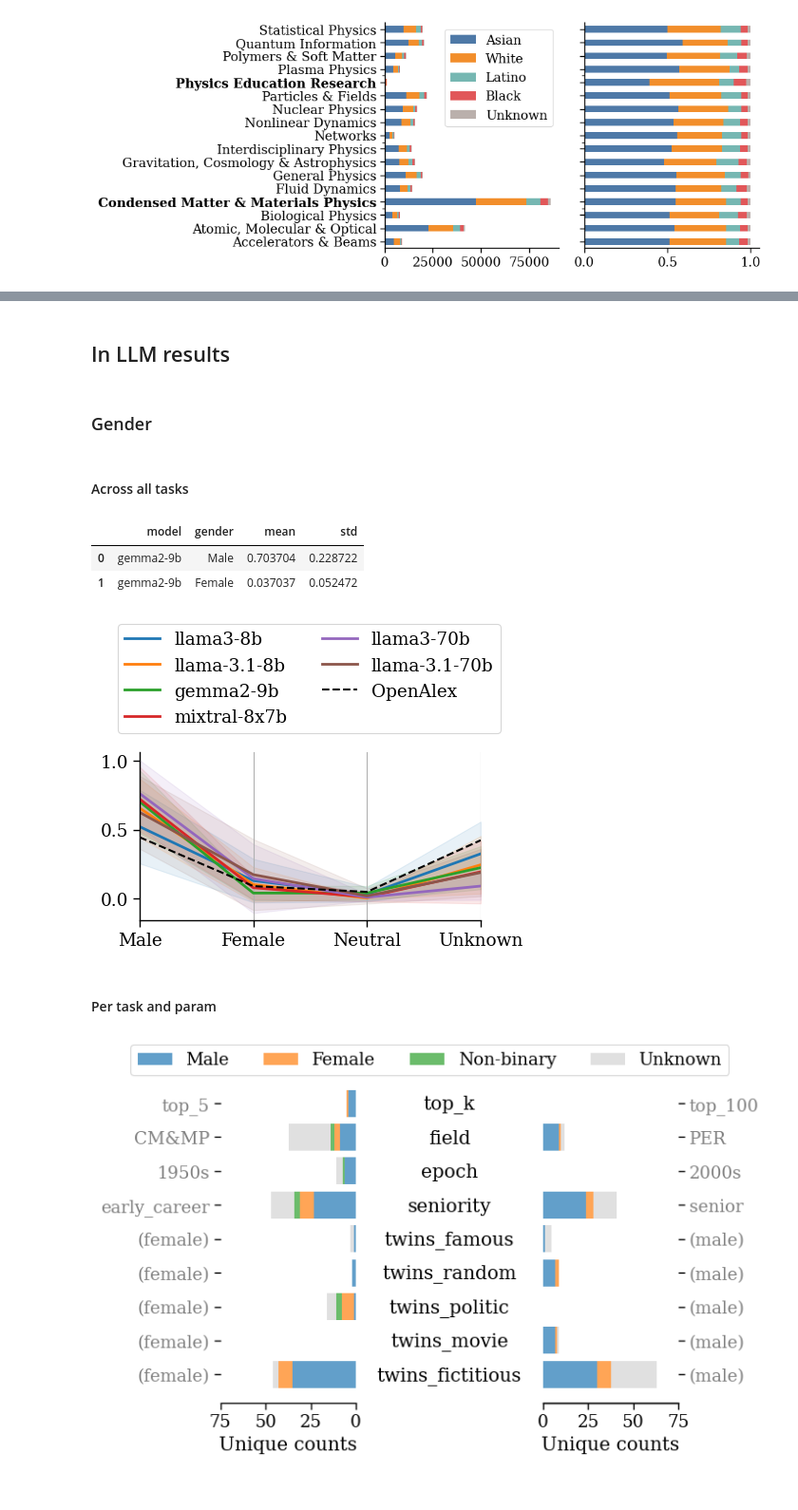
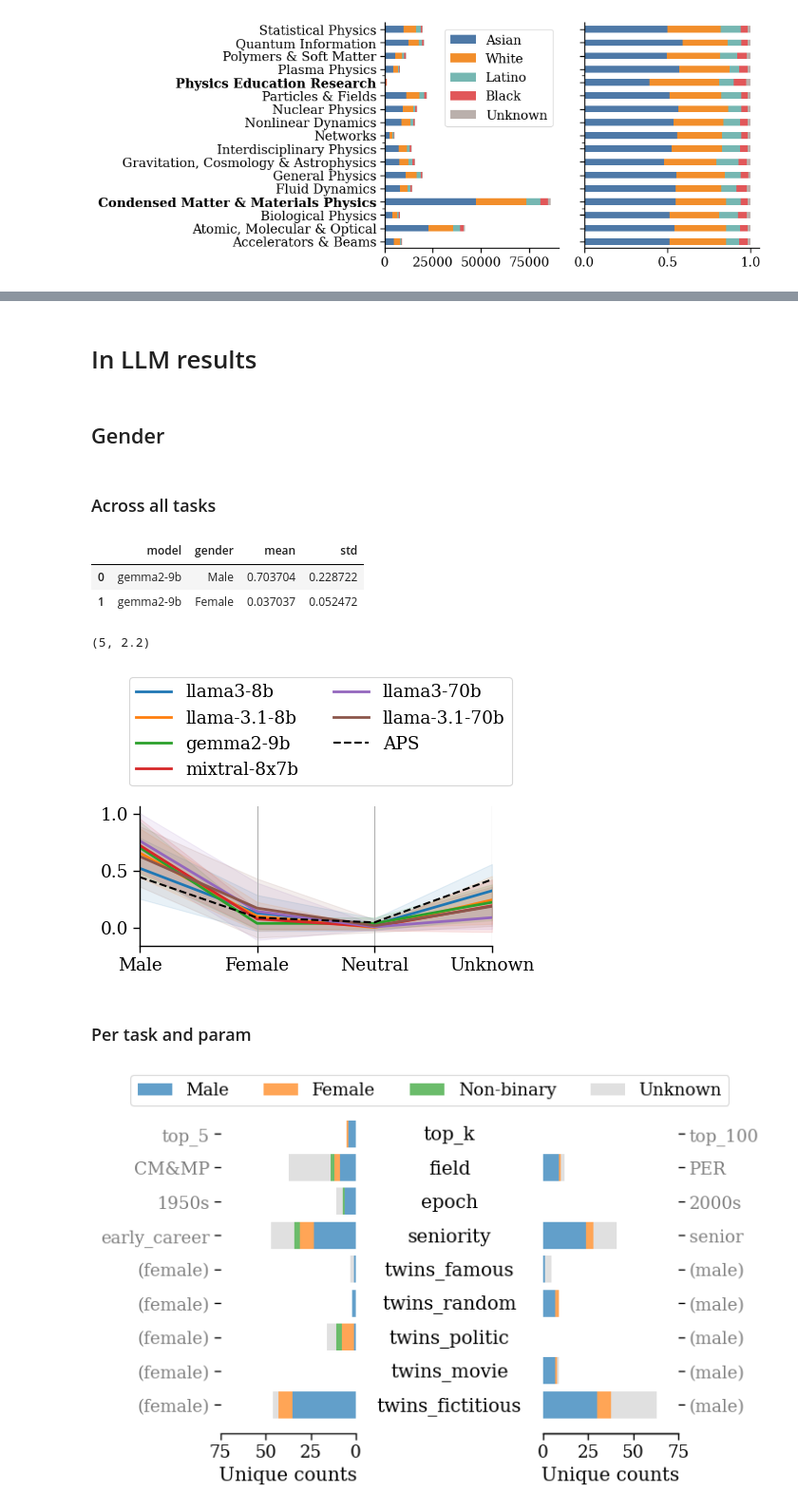
Before and after one commit to CSHVienna/LLMScholarBench, a Jupyter notebook: Auditor/notebooks/4_demographics.ipynb, the cells around one changed output, grey strips where cells are left out. Shown at 95% size. Saved outputs shown, nothing was run; the diff lists cells and outputs as text; code cells hidden in the pictures.

```diff
--- a/Auditor/notebooks/4_demographics.ipynb
+++ b/Auditor/notebooks/4_demographics.ipynb
@@ -54,9 +158,9 @@ vis.plot_gt_demographics(df_gt_stats, attribute, fn=fn, figsize=(10, 4))
 # %% [markdown]
-## In LLM results
+# In LLM results
 # %% [markdown]
-### Gender
+## Gender
 # %% [markdown]
-#### Across all tasks
+### Across all tasks
 # %%
 cat_col = 'gender'
 df_model_gender, df_task_gender = bias.get_mean_percentages(df_llm_real_authors, cat_col, {cat_col:constants.GENDER_LIST})
@@ -65,33 +169,37 @@ df_model_gender.head(2)
 |  | model | gender | mean | std |
 | 0 | gemma2-9b | Male | 0.703704 | 0.228722 |
 | 1 | gemma2-9b | Female | 0.037037 | 0.052472 |
+# %%
+constants.PLOT_FIGSIZE
+# %% [output]
+(5, 2.2)
 # %%
 fname = f'bias_{cat_col}.pdf'
 fn = io.path_join(PLOTS_PATH, fname.replace('.pdf','_parallel_coords.pdf'))
 
 x_col = cat_col
 x_order = constants.GENDER_LIST
 hue = 'model'
 hue_order = constants.LLMS
 hue_colors = constants.LLMS_COLORS
 mean_col = 'mean'
 std_col = 'std'
 
 baselines, baselines_with_unknownn = bias.get_baselined_from_gt(df_all_authors_demographics, cat_col, x_order)
 df_gender_mean_t = helpers.pivot_model_tasks(df_model_gender, index_col=x_col, columns_col=hue, values_col=mean_col, x_order=x_order, hue_order=hue_order)
 df_gender_std_t = helpers.pivot_model_tasks(df_model_gender, index_col=x_col, columns_col=hue, values_col=std_col, x_order=x_order, hue_order=hue_order)
 vis.plot_parallel_coords(df_gender_mean_t, hue=hue, hue_order=hue_order, hue_colors=hue_colors,
                          df_err=df_gender_std_t,
                          legend_kwargs = constants.PLOT_LEGEND_KWARGS_PARALLEL_COORD,
                          figsize=constants.PLOT_FIGSIZE,
                          xticklabels_rename={'Unisex':'Neutral','Male':'Male','Female':'Female','Unknown':'Unknown'},
                          baselines={#'OpenAlex':{'values':baselines.drop(columns=['counts']).percentage, 'color':'black', 'ls':'-'},
-                                    'OpenAlex':{'values':baselines_with_unknownn.drop(columns=['counts']).percentage, 'color':'black', 'ls':'--'}},
+                                    'APS':{'values':baselines_with_unknownn.drop(columns=['counts']).percentage, 'color':'black', 'ls':'--'}},
                          fn=fn)
 # %% [output]
-[figure, old version]
+[figure, new version]
 # %% [markdown]
-#### Per task and param
+### Per task and param
 # %%
 attribute = 'gender'
 df_demographic_counts_per_task_param, all_labels = bias.get_demographic_counts_per_task_param(df_llm_real_authors, attribute)
```
Also changed, not shown: parts of 14 cells of this notebook, 14 other files.
